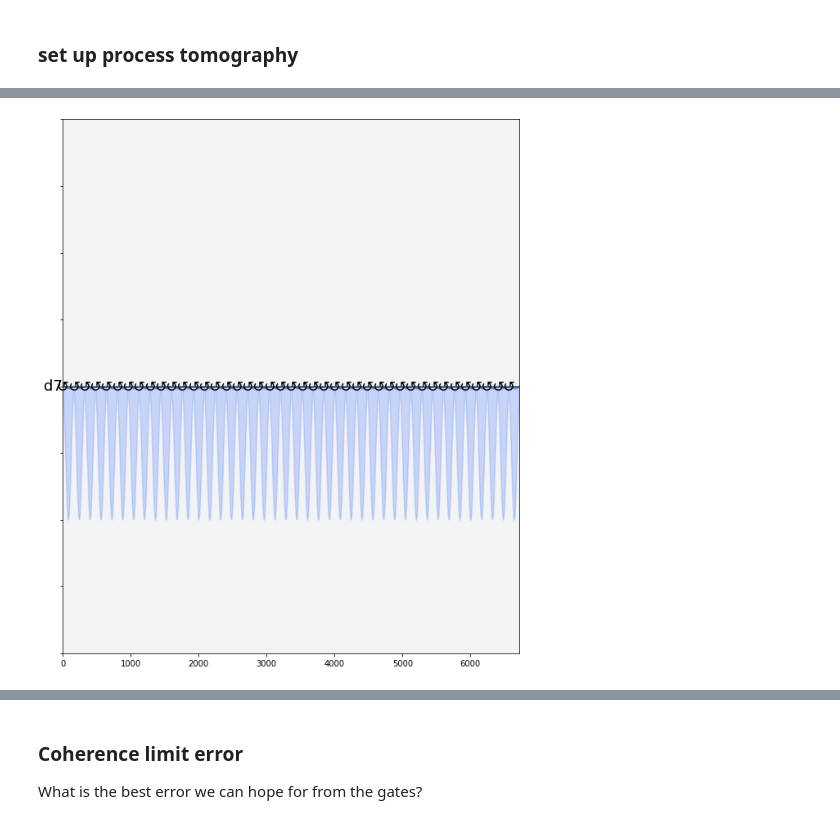
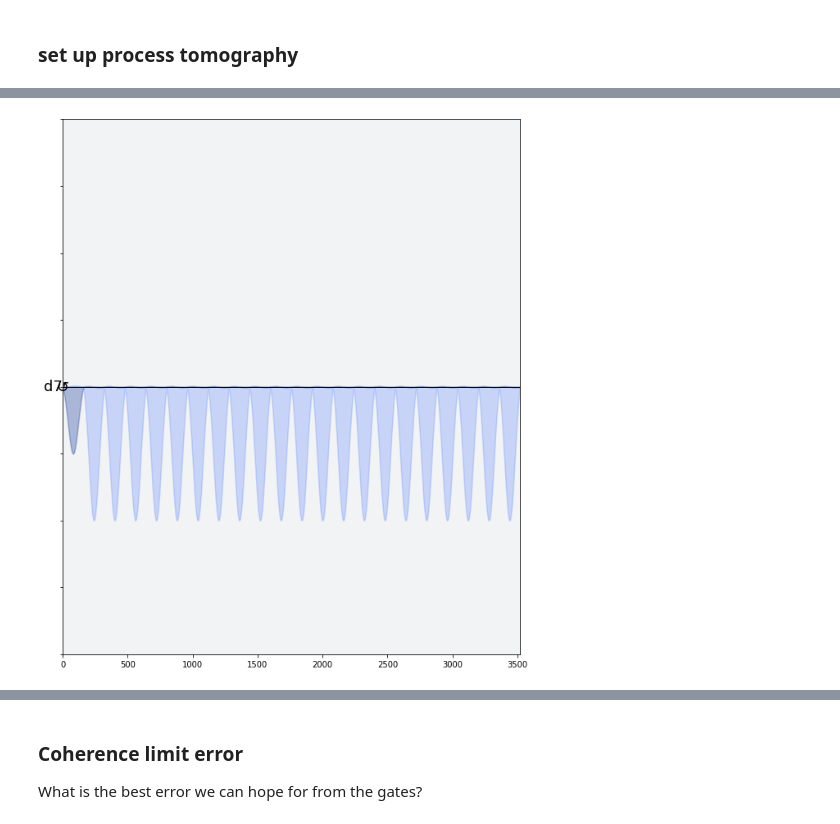
Before and after one commit to singular-value/optimizations_via_openpulse, a Jupyter notebook: PulseCompiler.ipynb, the cells around one changed output, grey strips where cells are left out. Drawn from its saved outputs; the diff is of its cells as text; code cells hidden in the pictures.

```diff
--- a/PulseCompiler.ipynb
+++ b/PulseCompiler.ipynb
@@ -100,10 +97,16 @@ AttributeError: 'int' object has no attribute 'register'
 # %%
-# Standard X gate
-circuit = q.QuantumCircuit(1)
-# standard X gate is U3(pi, 0, pi)
-schedule = q.pulse.Schedule()
+# Standard X gate (U3(pi, 0, pi))
+schedule_std = q.pulse.Schedule()
 x_sched = cmd_def.get('u3', qubits=[qubit], P0=np.pi, P1=0, P2=np.pi)
 for _ in range(reps):
-    schedule |= x_sched << schedule.duration
-#measure = cmd_def.get('measure', qubits=config.meas_map[0])
-#schedule |= measure << schedule.duration
+    schedule_std |= x_sched << schedule_std.duration
+
+qpt_circuits_std, qpt_schedules_std = create_qpt_schedules(schedule_std)
+# %%
+# Direct X gate
+schedule_opt = q.pulse.Schedule()
+x_sched = cmd_def.get('x', qubits=[qubit])
+for _ in range(reps):
+    schedule_opt |= x_sched << schedule_opt.duration
+
+qpt_circuits_opt, qpt_schedules_opt = create_qpt_schedules(schedule_opt)
@@ -110,4 +118,4 @@ for _ in range(reps):
 # %%
-schedule.draw(channels=[config.drive(qubit)], table=False)
+qpt_schedules_opt[8].draw(channels=[config.drive(qubit)], table=False)
 # %% [output]
-[figure, old version]
+[figure, new version]
```
Also changed, not shown: parts of 21 cells of this notebook, 3 other files.
